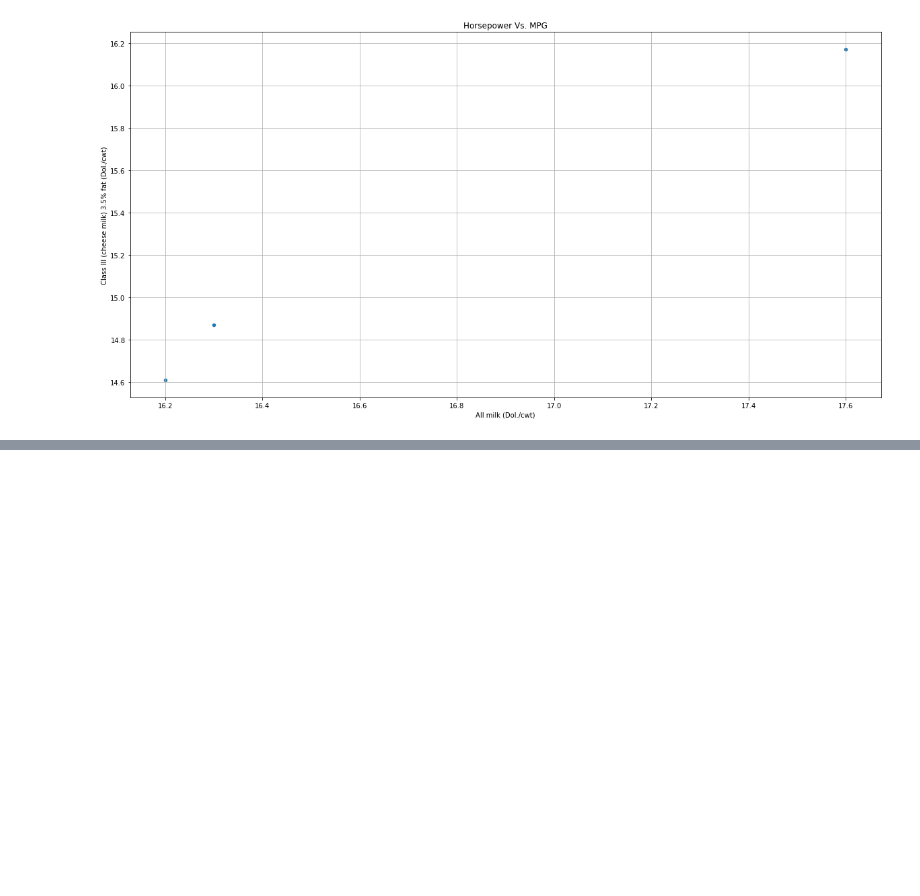
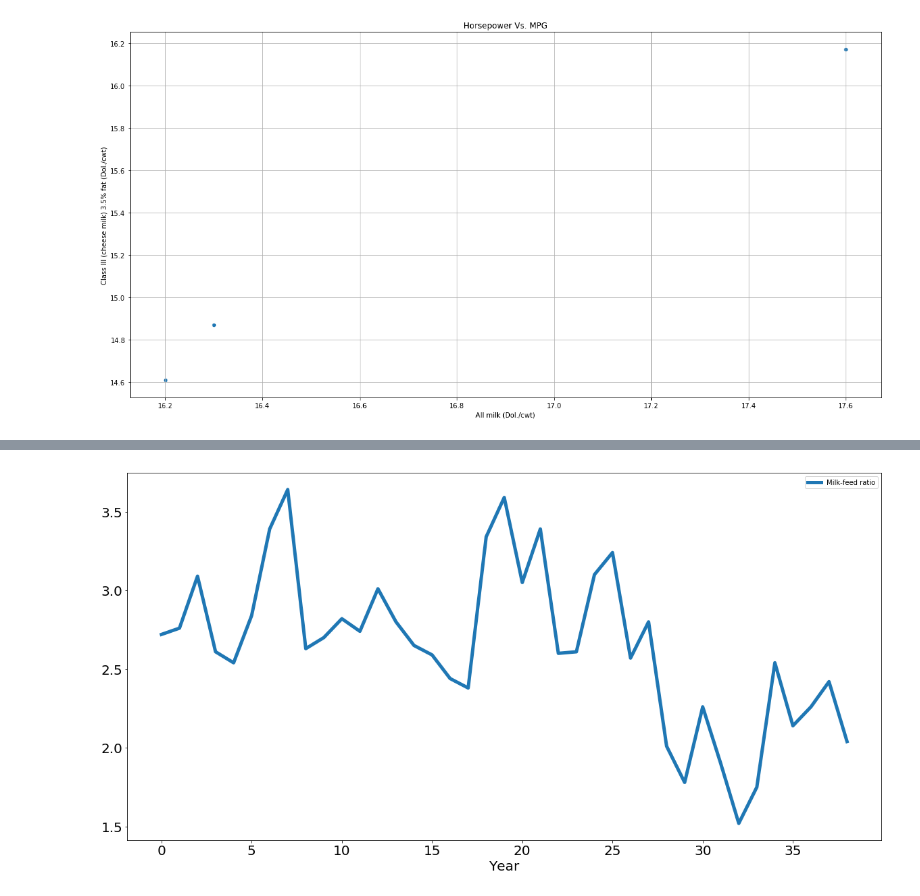
Before and after one commit to Ashraf4068/Dairy_project, a Jupyter notebook: dairy_test.ipynb, the cells around one changed output, grey strips where cells are left out. Saved outputs shown, nothing was run; the diff lists cells and outputs as text; code cells hidden in the pictures; blank space fills up the shorter version.

```diff
--- a/dairy_test.ipynb
+++ b/dairy_test.ipynb
@@ -97,3 +97,6 @@ renamed_milk_price_production.plot(kind="scatter", x="All milk (Dol./cwt)", y="C
 plt.show()
 # %% [output]
 [figure]
+# %%
+time_series_analysis = pd.read_csv("Resources/us_annual_milk_production_factors_80-18.csv")
+time_series_analysis.head()
@@ -99,0 +110,6 @@ plt.show()
+# %%
+time_analysis=time_series_analysis[['Milk-feed ratio']]
+time_analysis.plot(figsize=(20,10), linewidth=5, fontsize=20)
+plt.xlabel('Year', fontsize=20);
+# %% [output]
+[figure, added]
```
Also changed, not shown: parts of 1 cell of this notebook.
